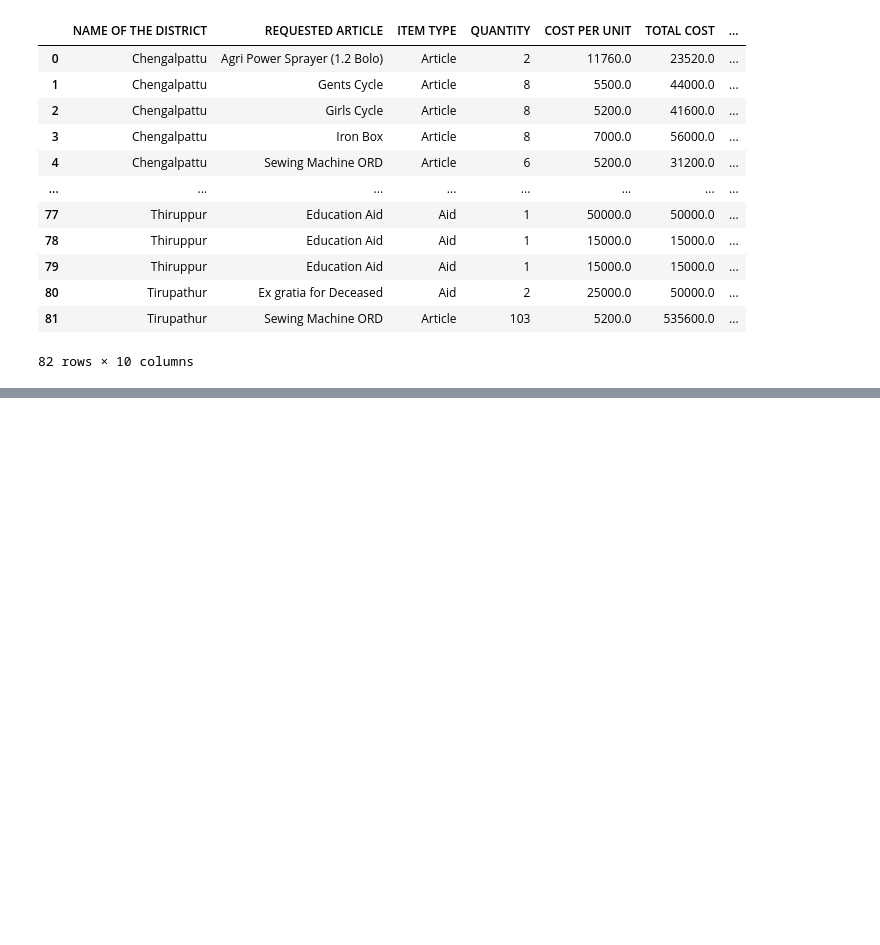
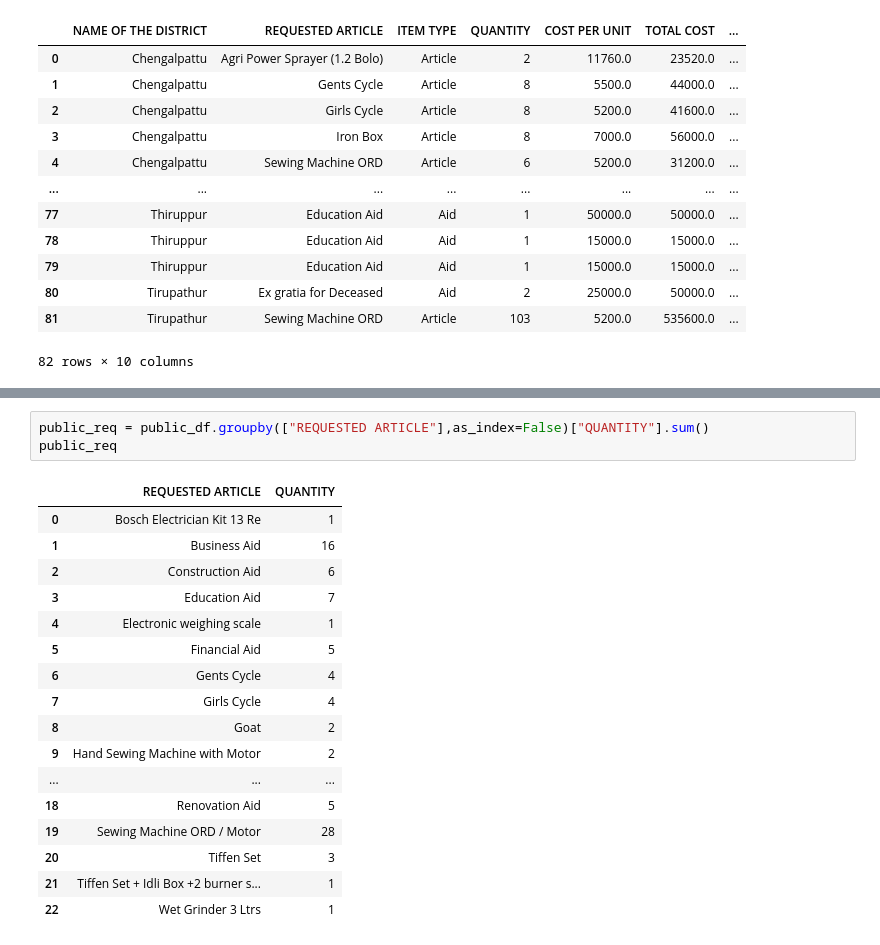
Before and after one commit to ash-sha/MNP25, a Jupyter notebook: codes/frontend.ipynb, the cells around one changed output, grey strips where cells are left out. Saved outputs shown, nothing was run; the diff lists cells and outputs as text; blank space fills up the shorter version.

```diff
--- a/codes/frontend.ipynb
+++ b/codes/frontend.ipynb
@@ -141,0 +160,21 @@ Download progress: 100%
+# %%
+public_req = public_df.groupby(["REQUESTED ARTICLE"],as_index=False)["QUANTITY"].sum()
+public_req
+# %% [output]
+|  | REQUESTED ARTICLE | QUANTITY |
+| 0 | Bosch Electrician Kit 13 Re | 1 |
+| 1 | Business Aid | 16 |
+| 2 | Construction Aid | 6 |
+| 3 | Education Aid | 7 |
+| 4 | Electronic weighing scale | 1 |
+| 5 | Financial Aid | 5 |
+| 6 | Gents Cycle | 4 |
+| 7 | Girls Cycle | 4 |
+| 8 | Goat | 2 |
+| 9 | Hand Sewing Machine with Motor | 2 |
+| ... | ... | ... |
+| 18 | Renovation Aid | 5 |
+| 19 | Sewing Machine ORD / Motor | 28 |
+| 20 | Tiffen Set | 3 |
+| 21 | Tiffen Set + Idli Box +2 burner s... | 1 |
+| 22 | Wet Grinder 3 Ltrs | 1 |
```
Also changed, not shown: parts of 19 cells of this notebook, 2 other files.
